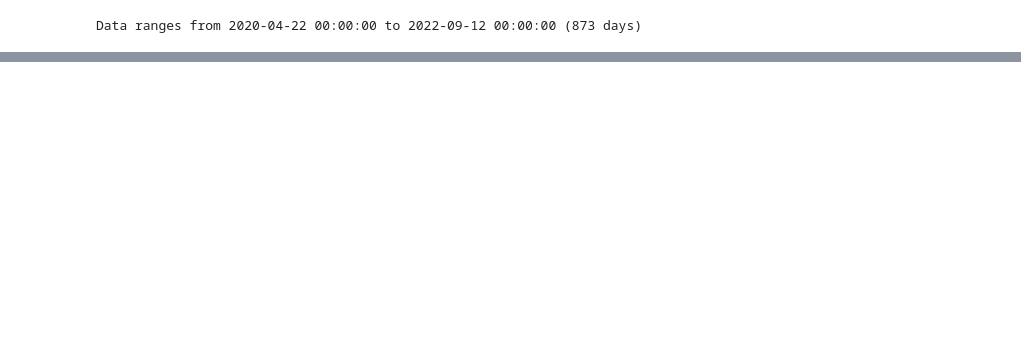
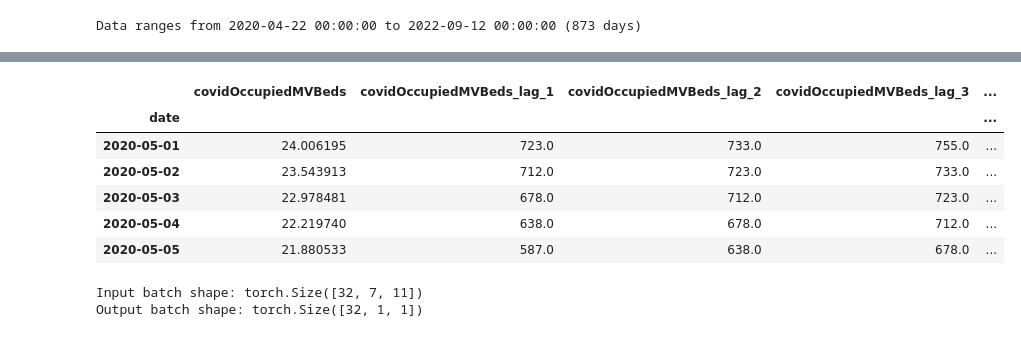
Before and after one commit to michaelajao/Multivate-forecasting, a Jupyter notebook: notebook/multivariate/experiment1.ipynb, the cells around one changed output, grey strips where cells are left out. Saved outputs shown, nothing was run; the diff lists cells and outputs as text; code cells hidden in the pictures; blank space fills up the shorter version.

```diff
--- a/notebook/multivariate/experiment1.ipynb
+++ b/notebook/multivariate/experiment1.ipynb
@@ -301,7 +304,7 @@ Data ranges from 2020-04-22 00:00:00 to 2022-09-12 00:00:00 (873 days)
 # %%
 # Filter data between the specified dates
 start_date = "2020-05-01"
-end_date = "2020-12-30"
+end_date = "2022-08-30"
 data_filtered = data_filtered[start_date:end_date]
 # %%
 # selecting 1 year data for training and 2 months data for validation and 3 months data for testing
@@ -327,0 +339,9 @@ NameError: name 'midlands_data' is not defined
+# %%
+# Concatenate the DataFrames
+sample_df = pd.concat([train, val, test])
+
+# Convert all the feature columns to float32
+for col in sample_df.columns:
+    sample_df[col] = sample_df[col].astype('float32')
+
+sample_df.info()
@@ -327,0 +366,29 @@ NameError: name 'midlands_data' is not defined
+# %%
+columns_to_select = [
+    "covidOccupiedMVBeds",
+    # "hospitalCases",
+    # "newAdmissions",
+    # "new_confirmed",
+    # "new_deceased",
+    "covidOccupiedMVBeds_lag_1",
+    "covidOccupiedMVBeds_lag_2",
+    "covidOccupiedMVBeds_lag_3",
+    "covidOccupiedMVBeds_lag_5",
+    "covidOccupiedMVBeds_lag_7",
+    "covidOccupiedMVBeds_lag_14",
+    "covidOccupiedMVBeds_lag_21",
+    "month",
+    "day",
+    "day_of_week",
+]
+# %%
+sample_df = sample_df[columns_to_select]
+sample_df.head()
+# %% [output]
+|  | covidOccupiedMVBeds | covidOccupiedMVBeds_lag_1 | covidOccupiedMVBeds_lag_2 | covidOccupiedMVBeds_lag_3 | ... |
+| date |  |  |  |  | ... |
+| 2020-05-01 | 24.006195 | 723.0 | 733.0 | 755.0 | ... |
+| 2020-05-02 | 23.543913 | 712.0 | 723.0 | 733.0 | ... |
+| 2020-05-03 | 22.978481 | 678.0 | 712.0 | 723.0 | ... |
+| 2020-05-04 | 22.219740 | 638.0 | 678.0 | 712.0 | ... |
+| 2020-05-05 | 21.880533 | 587.0 | 638.0 | 678.0 | ... |
@@ -327,0 +402,22 @@ NameError: name 'midlands_data' is not defined
+# %%
+datamodule = TimeSeriesDataModule(
+    data=sample_df,
+    n_val=val.shape[0],
+    n_test=test.shape[0],
+    window=7,  # 7 days window
+    horizon=1,  # single step
+    normalize="global",  # normalizing the data
+    batch_size=32,
+    num_workers=0,
+)
+datamodule.setup()
+
+# Check a few batches from the training dataloader
+train_loader = datamodule.train_dataloader()
+for x, y in train_loader:
+    print("Input batch shape:", x.shape)
+    print("Output batch shape:", y.shape)
+    break
+# %% [output]
+Input batch shape: torch.Size([32, 7, 11])
+Output batch shape: torch.Size([32, 1, 1])
```
Also changed, not shown: parts of 33 cells of this notebook, 8 other files.
